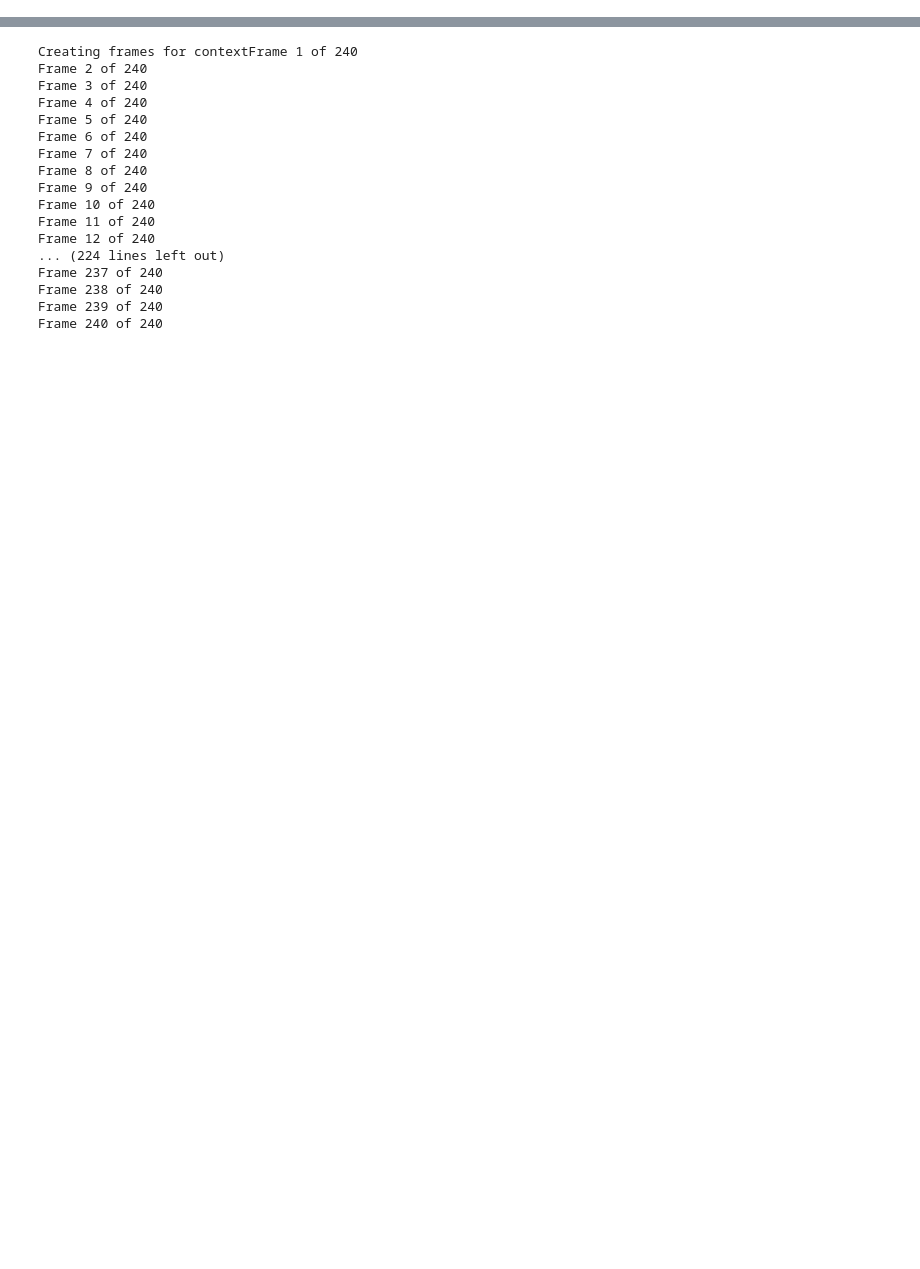
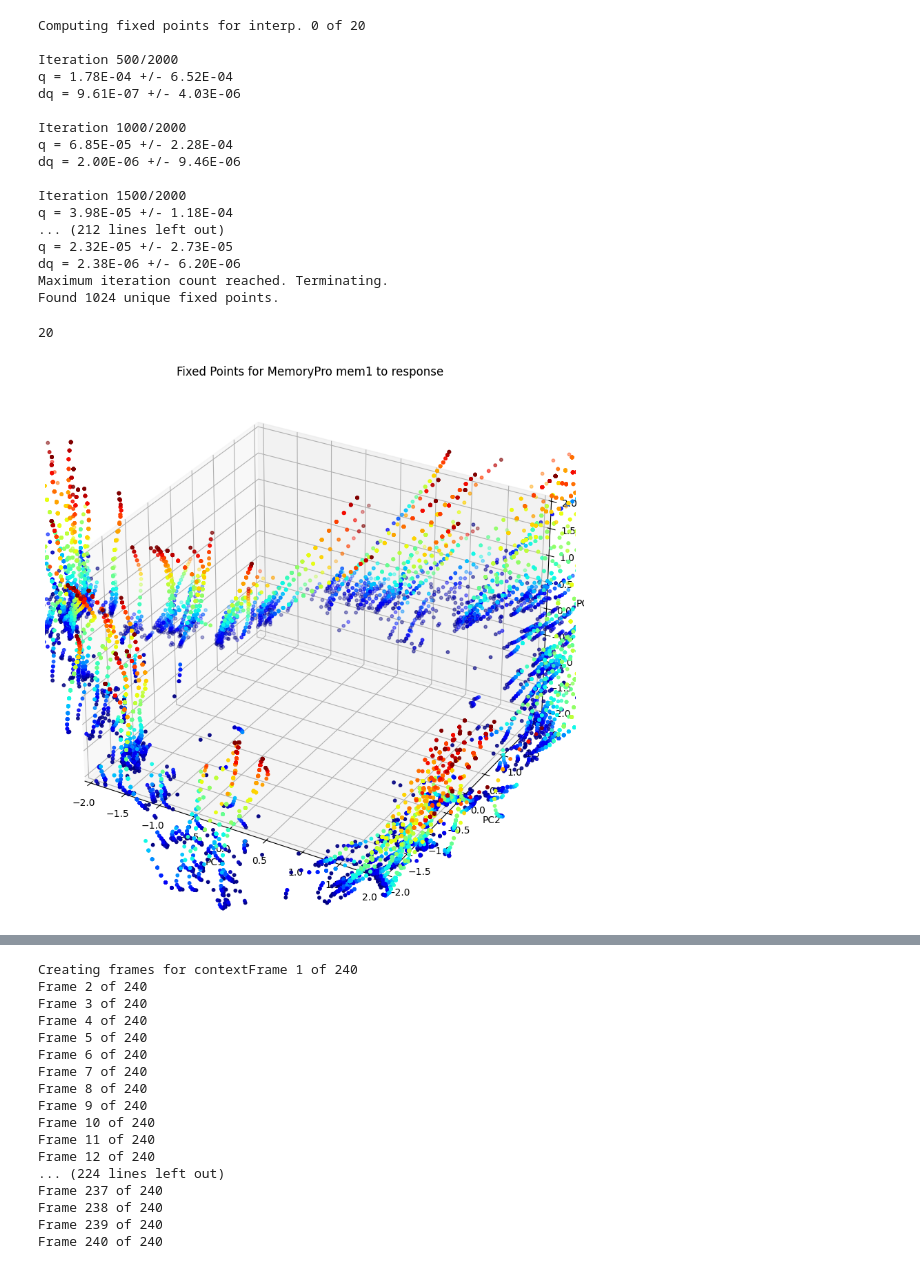
Before and after one commit to snel-repo/ComputationThruDynamicsBenchmark, a Jupyter notebook: examples/dev/multitask/MultiTaskCompiledNotebook.ipynb, the cells around one changed output, grey strips where cells are left out. Cells and saved outputs as stored; diff of their text form; code cells hidden in the pictures; blank space fills up the shorter version.

```diff
--- a/examples/dev/multitask/MultiTaskCompiledNotebook.ipynb
+++ b/examples/dev/multitask/MultiTaskCompiledNotebook.ipynb
@@ -73,11 +73,31 @@ lats_pca = lats_pca.reshape(B, T, -1)
 
 # Get the full trial latents in the phase PCA space
 # %%
-# n_interp_steps = 20
-# fps = comp.plot_fps_phase_interpolation(
-#     task= task_to_analyze,
-#     phase1= 'mem1', phase2= 'response',
-#     n_interp_steps=n_interp_steps, max_iters_init = 10000, max_iters = 10000,
-#     lr = 5e-3, use_noisy= False)
-# xstars = np.array([fp.xstar for fp in fps])
+n_interp_steps = 20
+fps = comp.plot_fps_phase_interpolation(
+    task= task_to_analyze,
+    phase1= 'mem1', phase2= 'response',
+    n_interp_steps=n_interp_steps, max_iters_init = 2000, max_iters = 1000,
+    lr = 5e-2, use_noisy= False)
+xstars = np.array([fp.xstar for fp in fps])
+# %% [output]
+Computing fixed points for interp. 0 of 20
+
+Iteration 500/2000
+q = 1.78E-04 +/- 6.52E-04
+dq = 9.61E-07 +/- 4.03E-06
+
+Iteration 1000/2000
+q = 6.85E-05 +/- 2.28E-04
+dq = 2.00E-06 +/- 9.46E-06
+
+Iteration 1500/2000
+q = 3.98E-05 +/- 1.18E-04
+... (212 lines left out)
+q = 2.32E-05 +/- 2.73E-05
+dq = 2.38E-06 +/- 6.20E-06
+Maximum iteration count reached. Terminating.
+Found 1024 unique fixed points.
+20
+[figure, added]
 # %%
```
Also changed, not shown: parts of 6 cells of this notebook, 17 other files.
